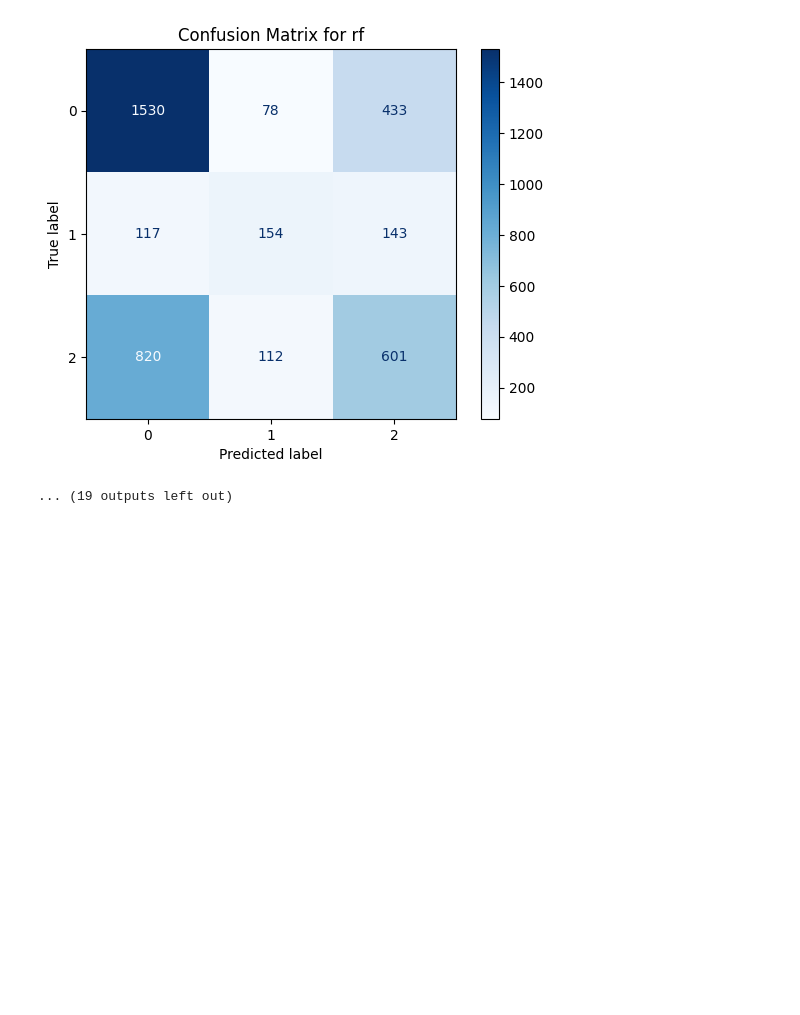
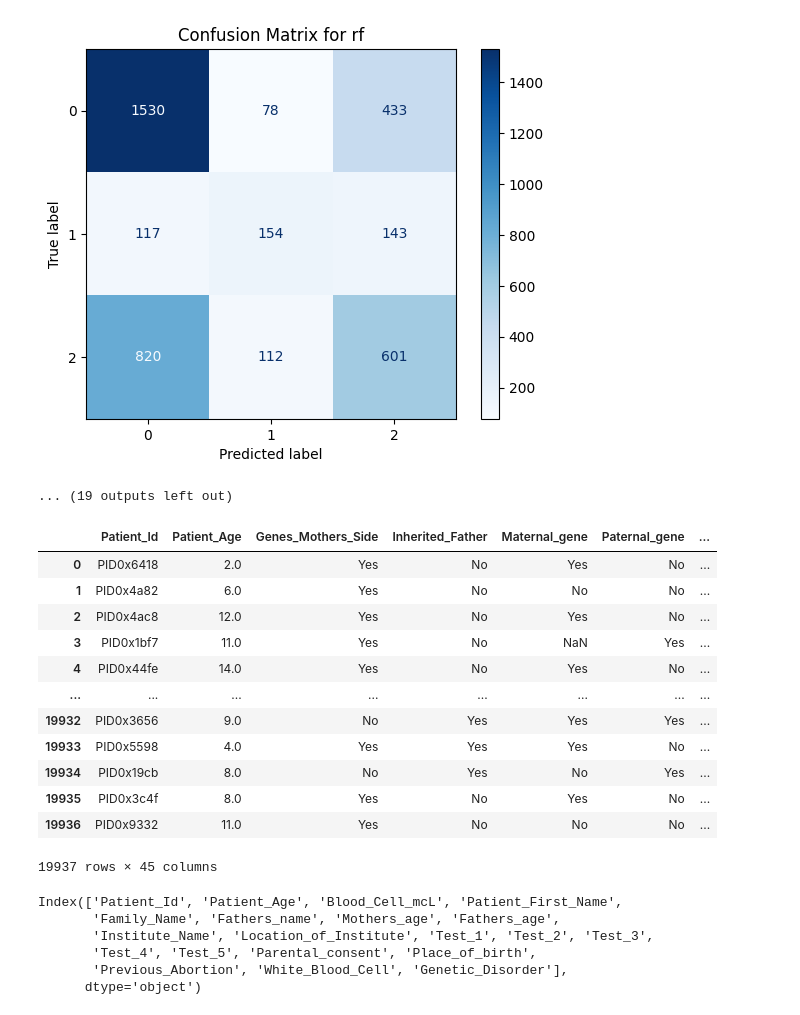
Before and after one commit to amritaajaysagar/genomic-data-analysis, a Jupyter notebook: model_implimentations.ipynb, the cells around one changed output. Saved outputs shown, nothing was run; the diff lists cells and outputs as text; code cells hidden in the pictures; blank space fills up the shorter version.

```diff
--- a/model_implimentations.ipynb
+++ b/model_implimentations.ipynb
@@ -1227,3 +1201,19 @@ Accuracy: 0.5729689067201604
 weighted avg       0.56      0.57      0.56      3988
 [figure]
 ... (19 outputs left out)
+# %%
+train_data
+# %% [output]
+|  | Patient_Id | Patient_Age | Genes_Mothers_Side | Inherited_Father | Maternal_gene | Paternal_gene | ... |
+| 0 | PID0x6418 | 2.0 | Yes | No | Yes | No | ... |
+| 1 | PID0x4a82 | 6.0 | Yes | No | No | No | ... |
+| 2 | PID0x4ac8 | 12.0 | Yes | No | Yes | No | ... |
+| 3 | PID0x1bf7 | 11.0 | Yes | No | NaN | Yes | ... |
+| 4 | PID0x44fe | 14.0 | Yes | No | Yes | No | ... |
+| ... | ... | ... | ... | ... | ... | ... | ... |
+| 19932 | PID0x3656 | 9.0 | No | Yes | Yes | Yes | ... |
+| 19933 | PID0x5598 | 4.0 | Yes | Yes | Yes | No | ... |
+| 19934 | PID0x19cb | 8.0 | No | Yes | No | Yes | ... |
+| 19935 | PID0x3c4f | 8.0 | Yes | No | Yes | No | ... |
+| 19936 | PID0x9332 | 11.0 | Yes | No | No | No | ... |
+19937 rows × 45 columns
@@ -1229,0 +1235,9 @@ weighted avg       0.56      0.57      0.56      3988
+# %%
+train_data.columns
+# %% [output]
+Index(['Patient_Id', 'Patient_Age', 'Blood_Cell_mcL', 'Patient_First_Name',
+       'Family_Name', 'Fathers_name', 'Mothers_age', 'Fathers_age',
+       'Institute_Name', 'Location_of_Institute', 'Test_1', 'Test_2', 'Test_3',
+       'Test_4', 'Test_5', 'Parental_consent', 'Place_of_birth',
+       'Previous_Abortion', 'White_Blood_Cell', 'Genetic_Disorder'],
+      dtype='object')
```
Also changed, not shown: parts of 23 cells of this notebook, 2 other files.
